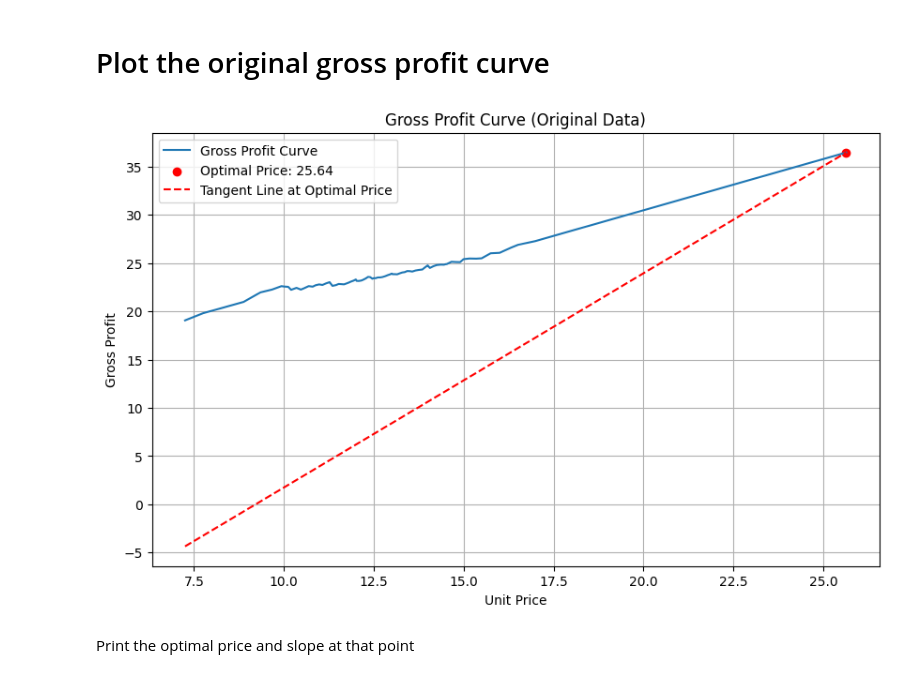
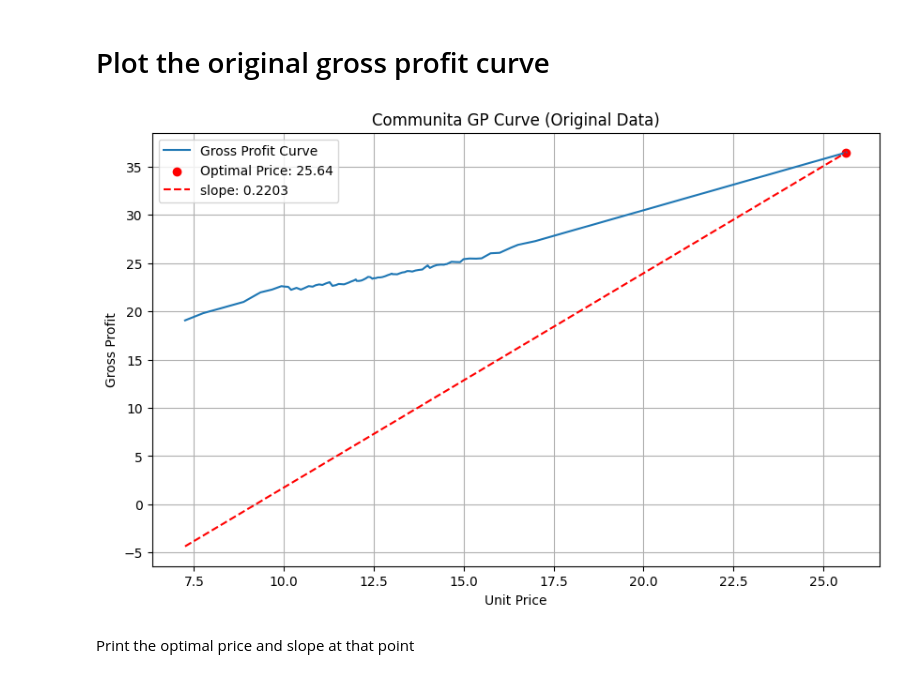
Before and after one commit to mkingopng/Dominos_senior_data_scientist, a Jupyter notebook: src/communita_slr.ipynb, the cells around one changed output. Cells and saved outputs as stored; diff of their text form; code cells hidden in the pictures.

```diff
--- a/src/communita_slr.ipynb
+++ b/src/communita_slr.ipynb
@@ -262,31 +262,32 @@ y_vals = slope * x_vals + intercept  # calculate y values using the line equatio
 # %%
 plt.figure(figsize=(10, 6))
 plt.plot(
     communita_df['unit_price'],
     communita_df['gross_profit_predictions'],
     label='Gross Profit Curve'
 )
 plt.scatter(
     optimal_price,
     max_gross_profit,
     color='red',
     label=f'Optimal Price: {optimal_price:.2f}'
 )
 plt.plot(
     x_vals,
     y_vals,
     color='red',
     linestyle='--',
-    label=f'Tangent Line at Optimal Price'
+    label=f'slope: 0.2203'
 )
-plt.title('Gross Profit Curve (Original Data)')
+plt.title('Communita GP Curve (Original Data)')
 plt.xlabel('Unit Price')
 plt.ylabel('Gross Profit')
 plt.legend()
 plt.grid(True)
+plt.savefig('./../plots/communita_gp_curve_in_sample')
 plt.show()
 # %% [output]
-[figure, old version]
+[figure, new version]
 # %% [markdown]
 Print the optimal price and slope at that point
 # %%
```
Also changed, not shown: parts of 1 cell of this notebook, 13 other files.
